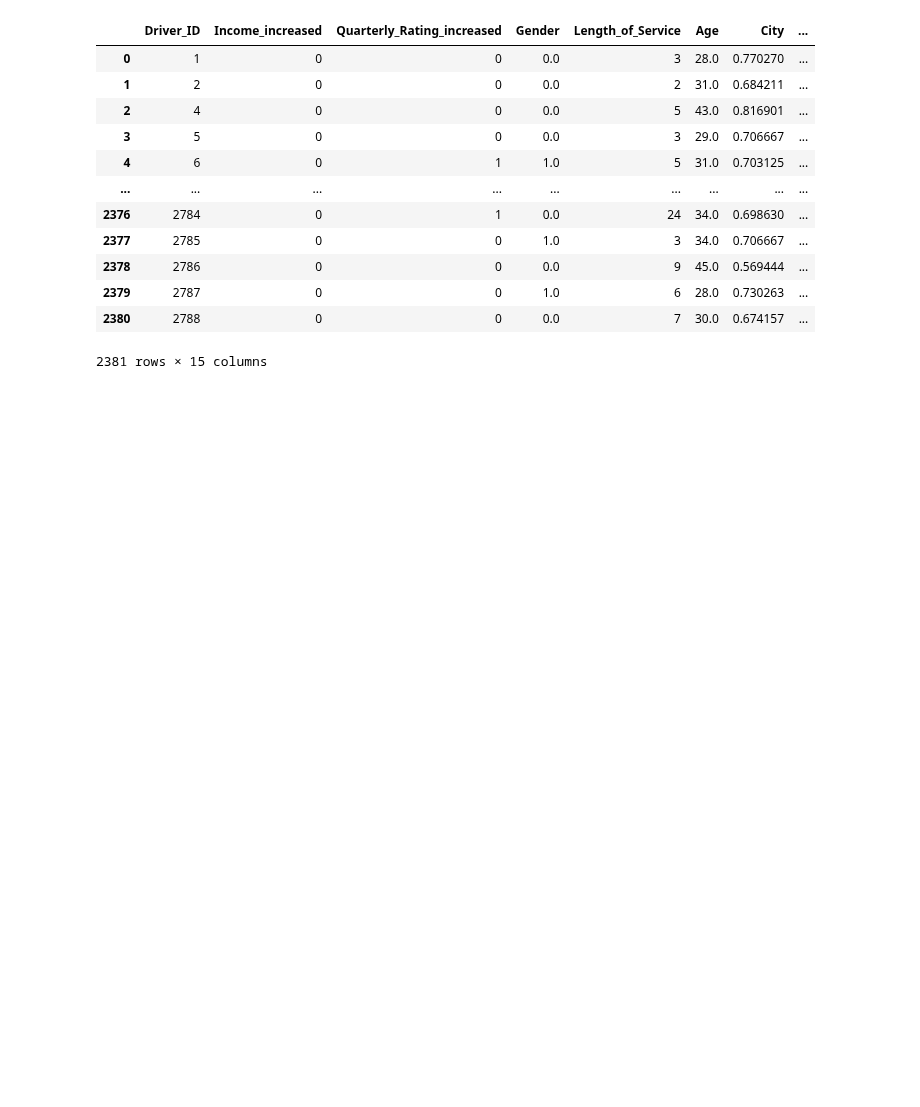
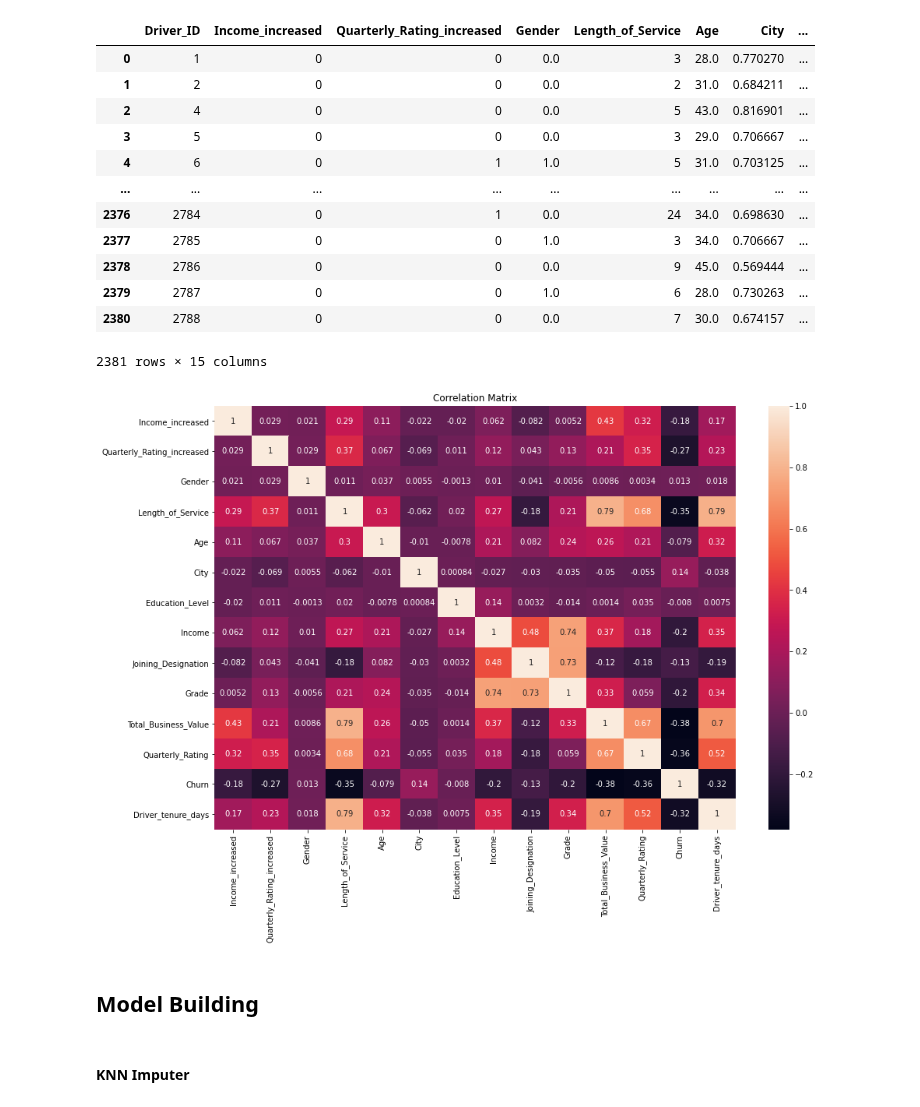
Before and after one commit to anidec25/Linear-Regression, a Jupyter notebook: Ensemble/ola_case_study.ipynb, the cells around one changed output. Saved outputs shown, nothing was run; the diff lists cells and outputs as text; code cells hidden in the pictures; blank space fills up the shorter version.

Commit message:
Model Design

```diff
--- a/Ensemble/ola_case_study.ipynb
+++ b/Ensemble/ola_case_study.ipynb
@@ -716,3 +716,11 @@ final_df
 | 2379 | 2787 | 0 | 0 | 1.0 | 6 | 28.0 | 0.730263 | ... |
 | 2380 | 2788 | 0 | 0 | 0.0 | 7 | 30.0 | 0.674157 | ... |
 2381 rows × 15 columns
+# %%
+final_df.drop(columns=['Driver_ID'], axis = 1, inplace =True)
+# %%
+plot_heatmap(final_df, x = 15, y = 10)
+# %% [output]
+[figure, added]
+# %% [markdown]
+## Model Building
@@ -718,0 +730,2 @@ final_df
+# %% [markdown]
+#### KNN Imputer
```
Also changed, not shown: parts of 73 cells of this notebook.
